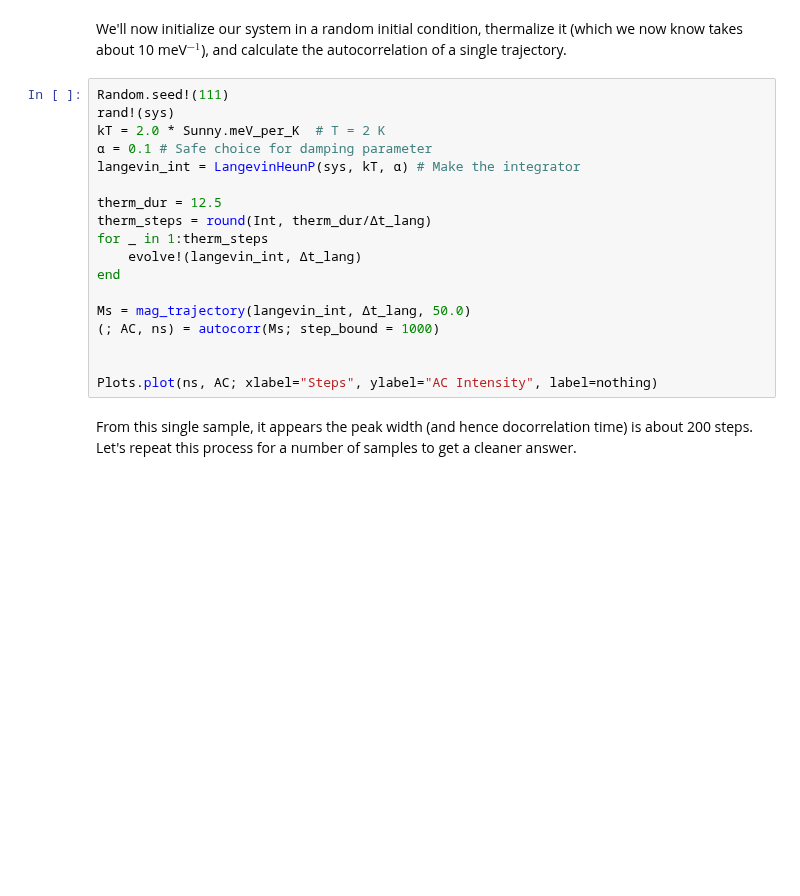
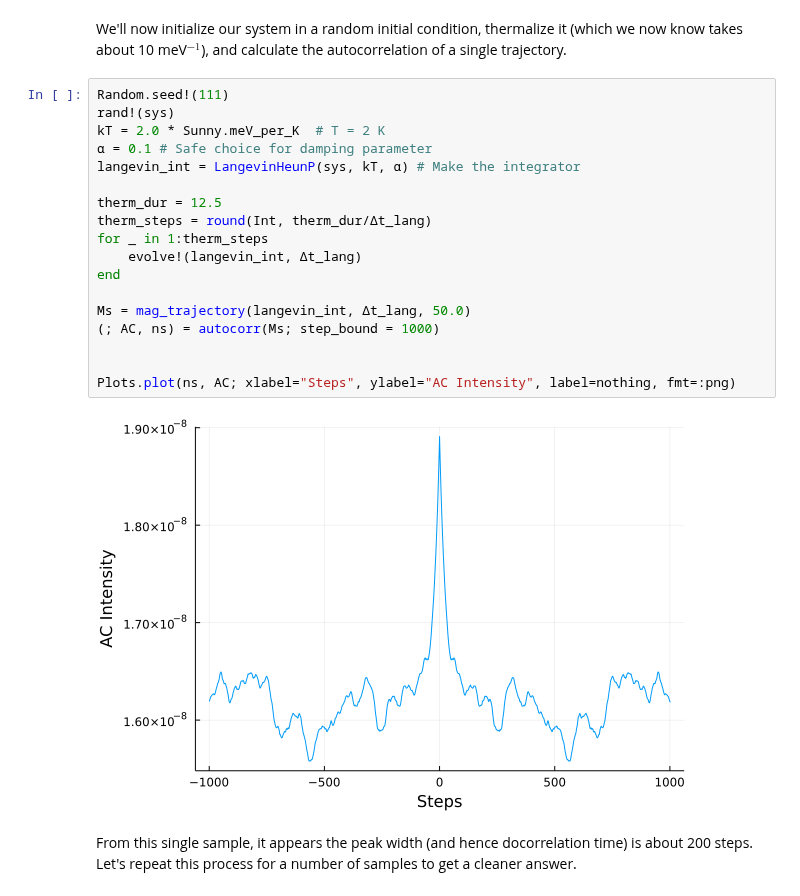
Before and after one commit to SunnySuite/SunnyTutorials, a Jupyter notebook: tutorials/DeterminingParameters/DeterminingParameters.ipynb, the cells around one changed output. Saved outputs shown, nothing was run; the diff lists cells and outputs as text; blank space fills up the shorter version.

```diff
--- a/tutorials/DeterminingParameters/DeterminingParameters.ipynb
+++ b/tutorials/DeterminingParameters/DeterminingParameters.ipynb
@@ -278,21 +276,23 @@ We'll now initialize our system in a random initial condition, thermalize it (wh
 # %%
 Random.seed!(111)
 rand!(sys)
 kT = 2.0 * Sunny.meV_per_K  # T = 2 K
 α = 0.1 # Safe choice for damping parameter
 langevin_int = LangevinHeunP(sys, kT, α) # Make the integrator
 
 therm_dur = 12.5
 therm_steps = round(Int, therm_dur/Δt_lang)
 for _ in 1:therm_steps
     evolve!(langevin_int, Δt_lang)
 end
 
 Ms = mag_trajectory(langevin_int, Δt_lang, 50.0)
 (; AC, ns) = autocorr(Ms; step_bound = 1000)
 
 
-Plots.plot(ns, AC; xlabel="Steps", ylabel="AC Intensity", label=nothing)
+Plots.plot(ns, AC; xlabel="Steps", ylabel="AC Intensity", label=nothing, fmt=:png)
+# %% [output]
+[figure, added]
 # %% [markdown]
 From this single sample, it appears the peak width (and hence docorrelation time) is about 200 steps. Let's repeat this process for a number of samples to get a cleaner answer.
 # %%
```
Also changed, not shown: parts of 10 cells of this notebook.
